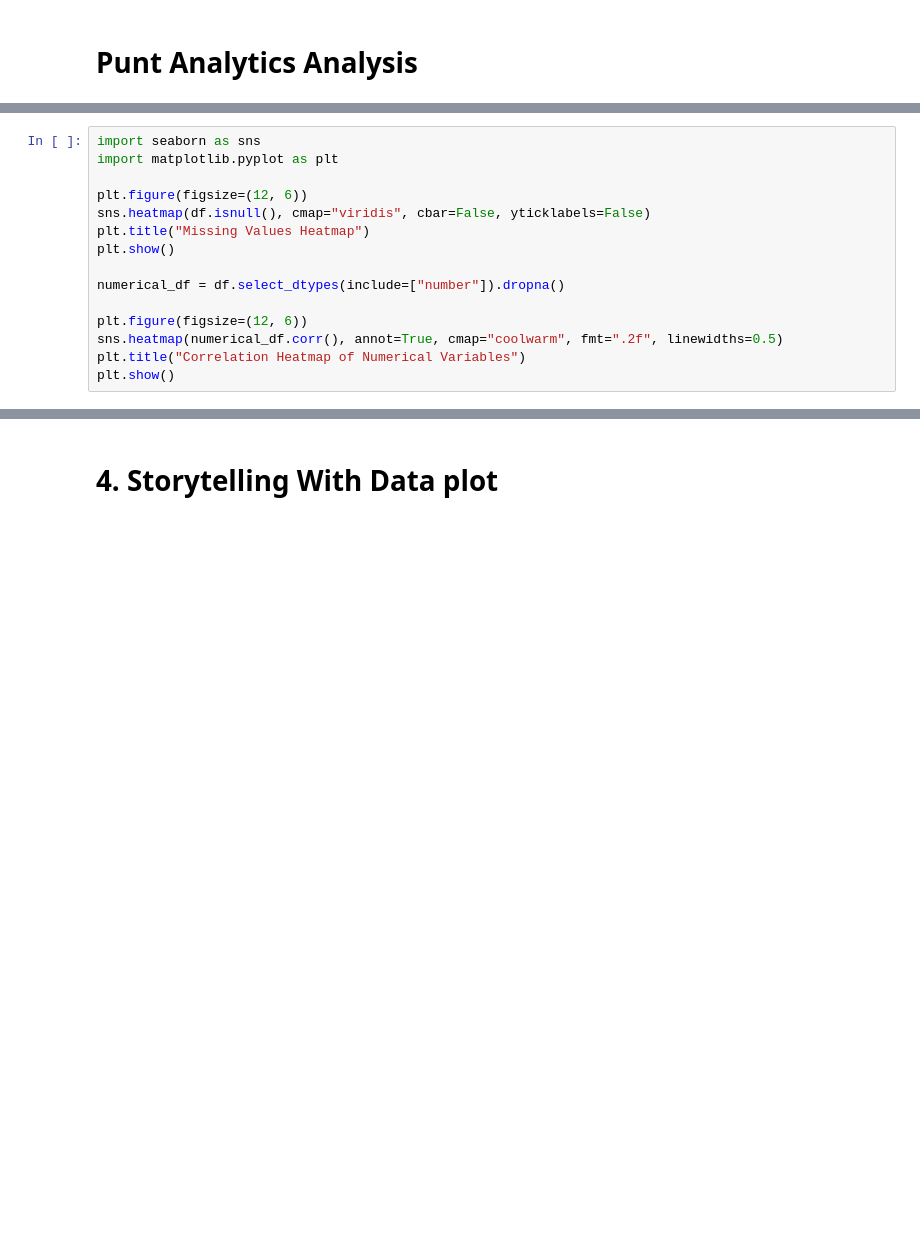
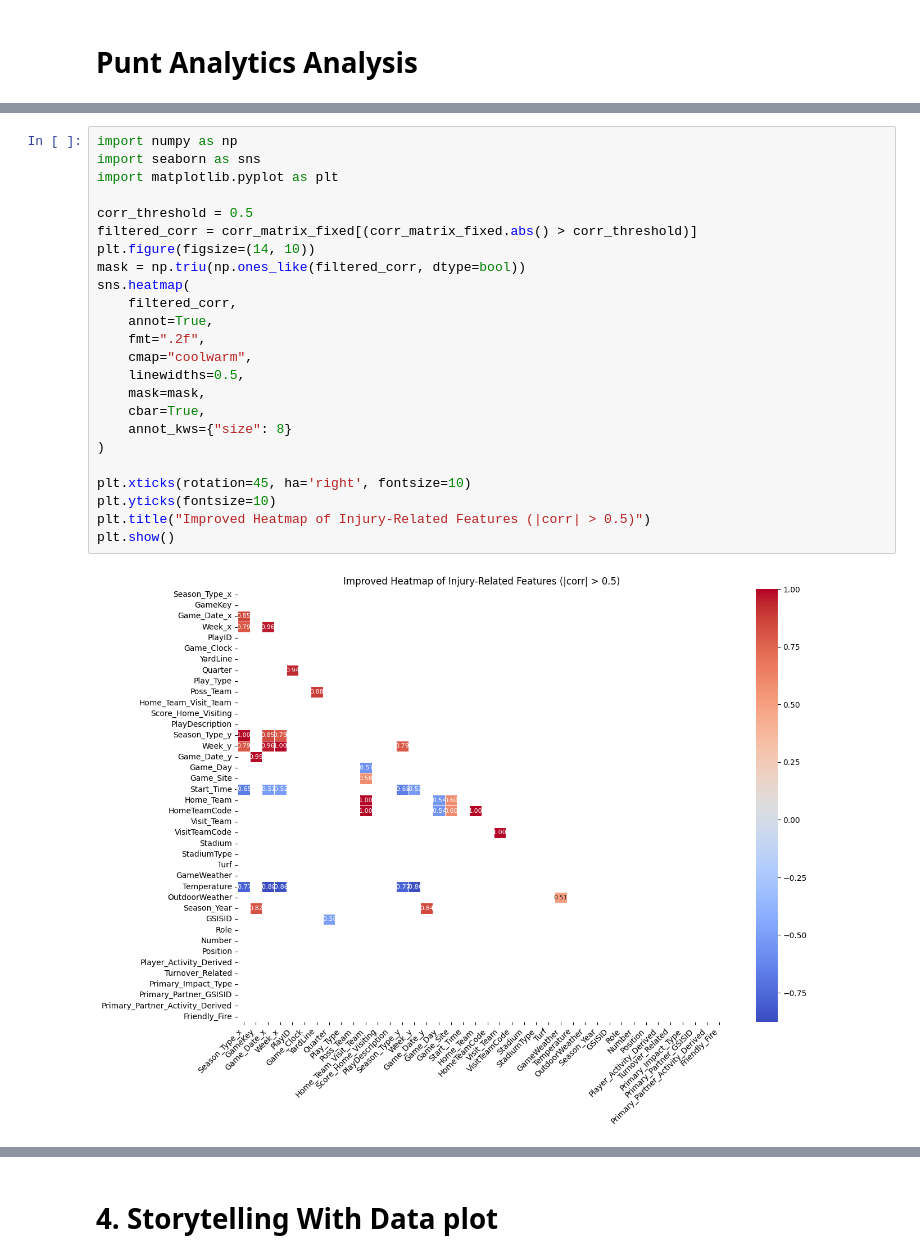
Before and after one commit to cwmckee91/dx699, a Jupyter notebook: 2025-spring-B2/Week9.ipynb, the cells around one changed output, grey strips where cells are left out. Saved outputs shown, nothing was run; the diff lists cells and outputs as text; blank space fills up the shorter version.

```diff
--- a/2025-spring-B2/Week9.ipynb
+++ b/2025-spring-B2/Week9.ipynb
@@ -141,17 +141,28 @@ memory usage: 66.2+ MB
 
  [5 rows x 40 columns])
 # %%
+import numpy as np
 import seaborn as sns
 import matplotlib.pyplot as plt
 
-plt.figure(figsize=(12, 6))
-sns.heatmap(df.isnull(), cmap="viridis", cbar=False, yticklabels=False)
-plt.title("Missing Values Heatmap")
+corr_threshold = 0.5
+filtered_corr = corr_matrix_fixed[(corr_matrix_fixed.abs() > corr_threshold)]
+plt.figure(figsize=(14, 10))
+mask = np.triu(np.ones_like(filtered_corr, dtype=bool))
+sns.heatmap(
+    filtered_corr,
+    annot=True,
+    fmt=".2f",
+    cmap="coolwarm",
+    linewidths=0.5,
+    mask=mask,
+    cbar=True,
+    annot_kws={"size": 8}
+)
+
+plt.xticks(rotation=45, ha='right', fontsize=10)
+plt.yticks(fontsize=10)
+plt.title("Improved Heatmap of Injury-Related Features (|corr| > 0.5)")
 plt.show()
-
-numerical_df = df.select_dtypes(include=["number"]).dropna()
-
-plt.figure(figsize=(12, 6))
-sns.heatmap(numerical_df.corr(), annot=True, cmap="coolwarm", fmt=".2f", linewidths=0.5)
-plt.title("Correlation Heatmap of Numerical Variables")
-plt.show()
+# %% [output]
+[figure, added]
```
Also changed, not shown: parts of 6 cells of this notebook.
